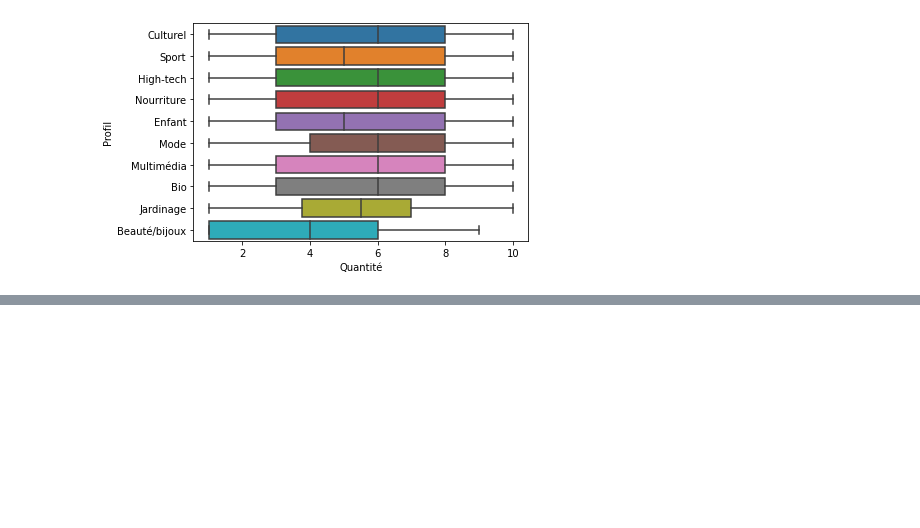
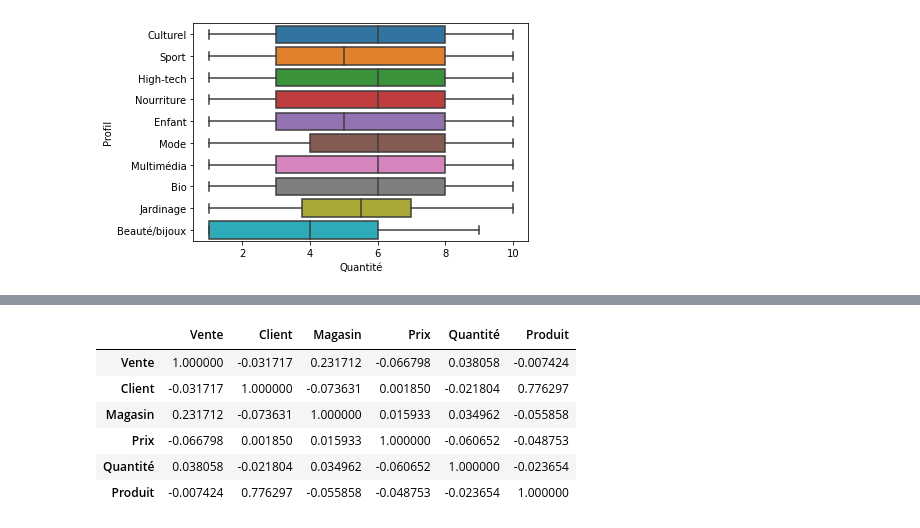
Before and after one commit to hostiix/DatasetVente, a Jupyter notebook: DataAnalysis.ipynb, the cells around one changed output, grey strips where cells are left out. Drawn from its saved outputs; the diff is of its cells as text; code cells hidden in the pictures; blank space fills up the shorter version.

```diff
--- a/DataAnalysis.ipynb
+++ b/DataAnalysis.ipynb
@@ -101,0 +109,12 @@ sns.boxplot(x = 'Quantité', y = 'Profil', data = features)
+# %%
+#Y a-t-il des redondances entre les features?
+features.corr()
+#Non, aucune corrélation. Le coefficient le plus haut est entre le produit et le client, mais n'est pas très important.
+# %% [output]
+|  | Vente | Client | Magasin | Prix | Quantité | Produit |
+| Vente | 1.000000 | -0.031717 | 0.231712 | -0.066798 | 0.038058 | -0.007424 |
+| Client | -0.031717 | 1.000000 | -0.073631 | 0.001850 | -0.021804 | 0.776297 |
+| Magasin | 0.231712 | -0.073631 | 1.000000 | 0.015933 | 0.034962 | -0.055858 |
+| Prix | -0.066798 | 0.001850 | 0.015933 | 1.000000 | -0.060652 | -0.048753 |
+| Quantité | 0.038058 | -0.021804 | 0.034962 | -0.060652 | 1.000000 | -0.023654 |
+| Produit | -0.007424 | 0.776297 | -0.055858 | -0.048753 | -0.023654 | 1.000000 |
```
Also changed, not shown: parts of 1 cell of this notebook.
